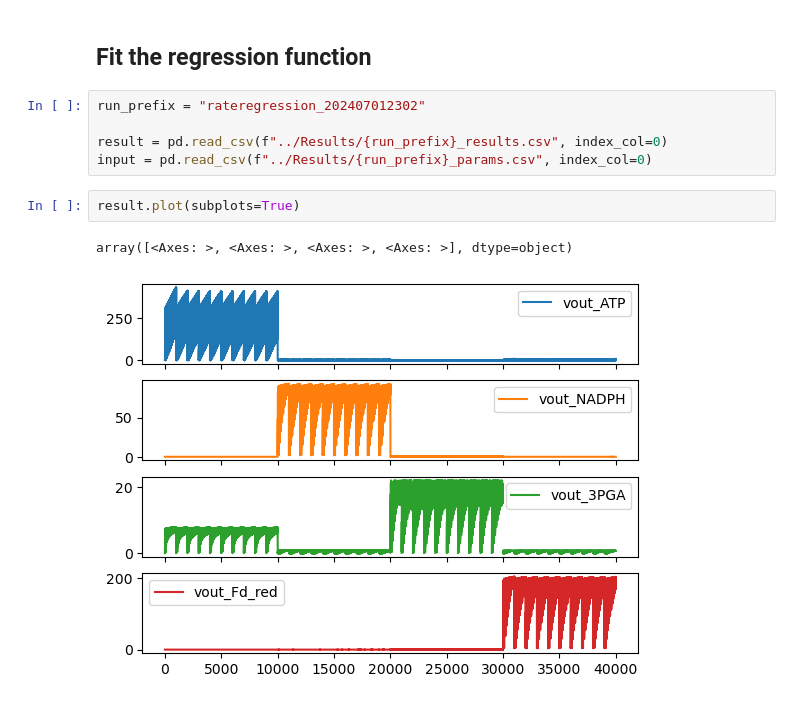
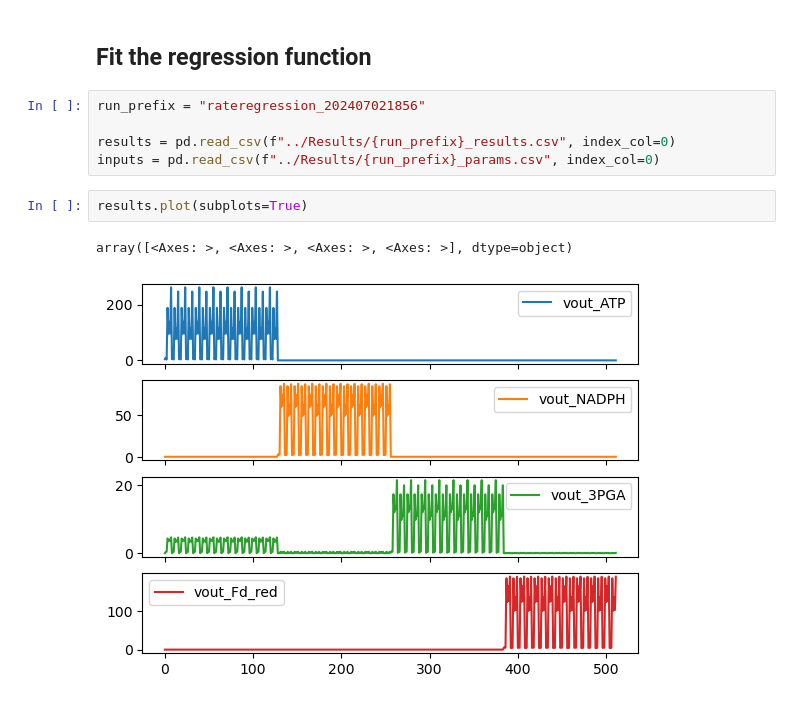
Before and after one commit to Computational-Biology-Aachen/synechocystis-photosynthesis-2024, a Jupyter notebook: Notebooks/function_andreas.ipynb, the cells around one changed output. Cells and saved outputs as stored; diff of their text form.

```diff
--- a/Notebooks/function_andreas.ipynb
+++ b/Notebooks/function_andreas.ipynb
@@ -920,15 +920,15 @@ fig, ax = plot_spectra(test["pfd"], ax=ax)
 # %% [markdown]
 ## Fit the regression function
 # %%
-run_prefix = "rateregression_202407012302"
+run_prefix = "rateregression_202407021856"
 
-result = pd.read_csv(f"../Results/{run_prefix}_results.csv", index_col=0)
-input = pd.read_csv(f"../Results/{run_prefix}_params.csv", index_col=0)
+results = pd.read_csv(f"../Results/{run_prefix}_results.csv", index_col=0)
+inputs = pd.read_csv(f"../Results/{run_prefix}_params.csv", index_col=0)
 # %%
-result.plot(subplots=True)
+results.plot(subplots=True)
 # %% [output]
 array([<Axes: >, <Axes: >, <Axes: >, <Axes: >], dtype=object)
-[figure, old version]
+[figure, new version]
 # %%
 import numpy as np
 import matplotlib.pyplot as plt
```
Also changed, not shown: parts of 7 cells of this notebook, 1 other file.
